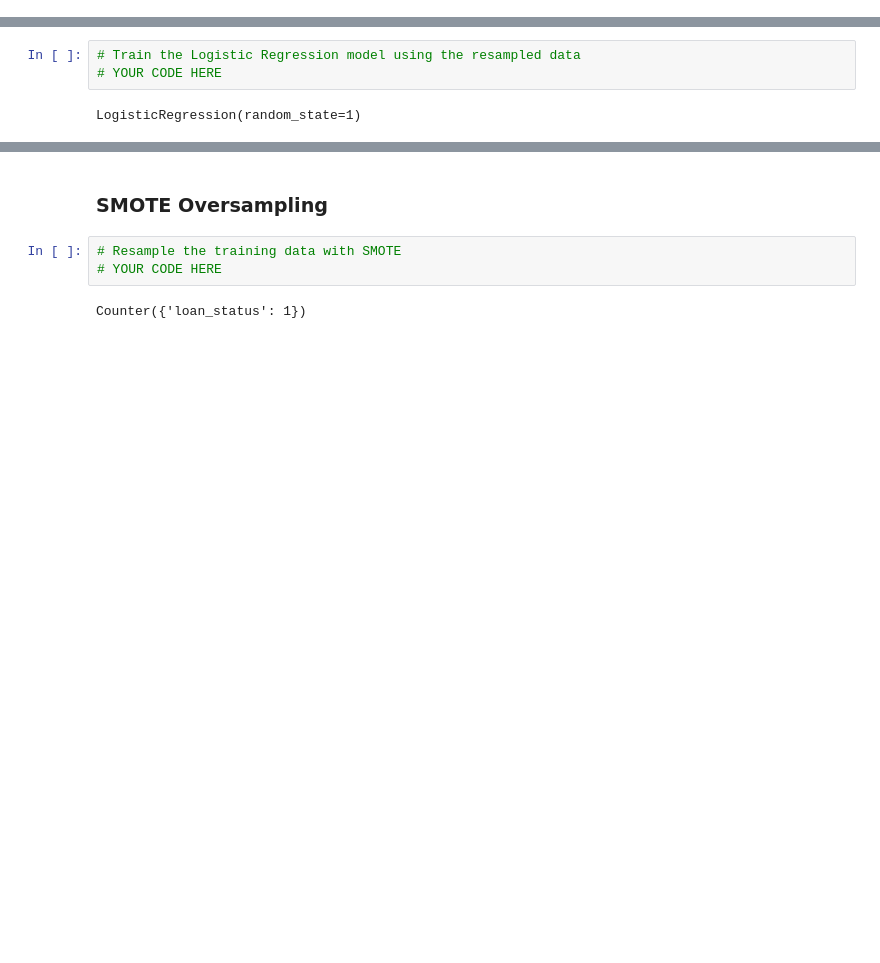
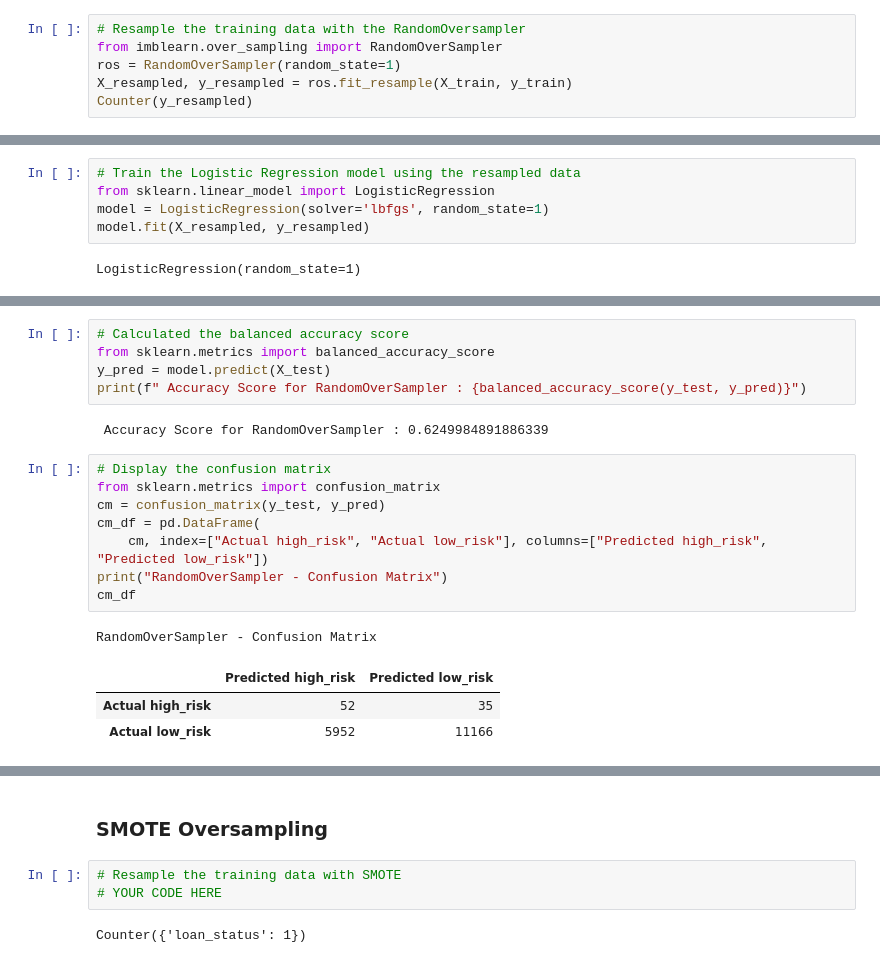
Before and after one commit to benniehana111/Credit_Risk_Analysis, a Jupyter notebook: credit_risk_resampling.ipynb, the cells around one changed output, grey strips where cells are left out. Drawn from its saved outputs; the diff is of its cells as text; blank space fills up the shorter version.

```diff
--- a/credit_risk_resampling.ipynb
+++ b/credit_risk_resampling.ipynb
@@ -151,0 +146,6 @@ Counter({'loan_status': 1})
+# %%
+# Resample the training data with the RandomOversampler
+from imblearn.over_sampling import RandomOverSampler
+ros = RandomOverSampler(random_state=1)
+X_resampled, y_resampled = ros.fit_resample(X_train, y_train)
+Counter(y_resampled)
@@ -152,5 +154,7 @@ Counter({'loan_status': 1})
 # %%
 # Train the Logistic Regression model using the resampled data
-# YOUR CODE HERE
+from sklearn.linear_model import LogisticRegression
+model = LogisticRegression(solver='lbfgs', random_state=1)
+model.fit(X_resampled, y_resampled)
 # %% [output]
 LogisticRegression(random_state=1)
@@ -177,0 +161,20 @@ avg / total       0.99      0.55      0.74      0.71      0.64      0.40     172
+# %%
+# Calculated the balanced accuracy score
+from sklearn.metrics import balanced_accuracy_score
+y_pred = model.predict(X_test)
+print(f" Accuracy Score for RandomOverSampler : {balanced_accuracy_score(y_test, y_pred)}")
+# %% [output]
+ Accuracy Score for RandomOverSampler : 0.6249984891886339
+# %%
+# Display the confusion matrix
+from sklearn.metrics import confusion_matrix
+cm = confusion_matrix(y_test, y_pred)
+cm_df = pd.DataFrame(
+    cm, index=["Actual high_risk", "Actual low_risk"], columns=["Predicted high_risk", "Predicted low_risk"])
+print("RandomOverSampler - Confusion Matrix")
+cm_df
+# %% [output]
+RandomOverSampler - Confusion Matrix
+|  | Predicted high_risk | Predicted low_risk |
+| Actual high_risk | 52 | 35 |
+| Actual low_risk | 5952 | 11166 |
```
Also changed, not shown: parts of 7 cells of this notebook.
